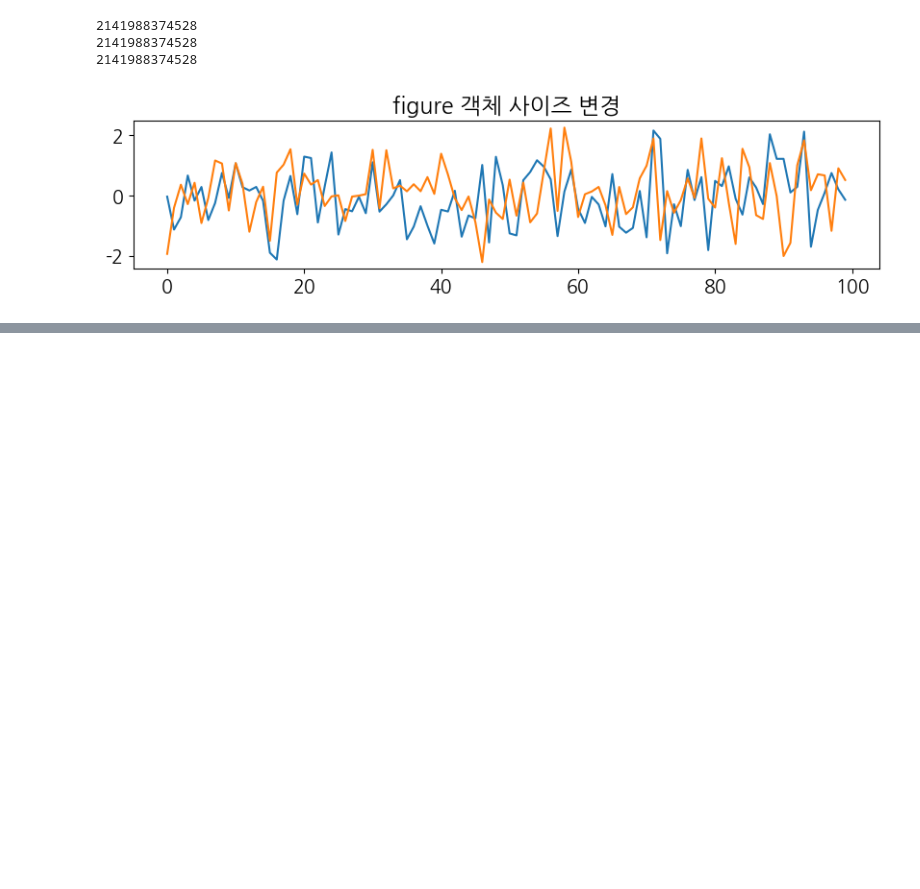
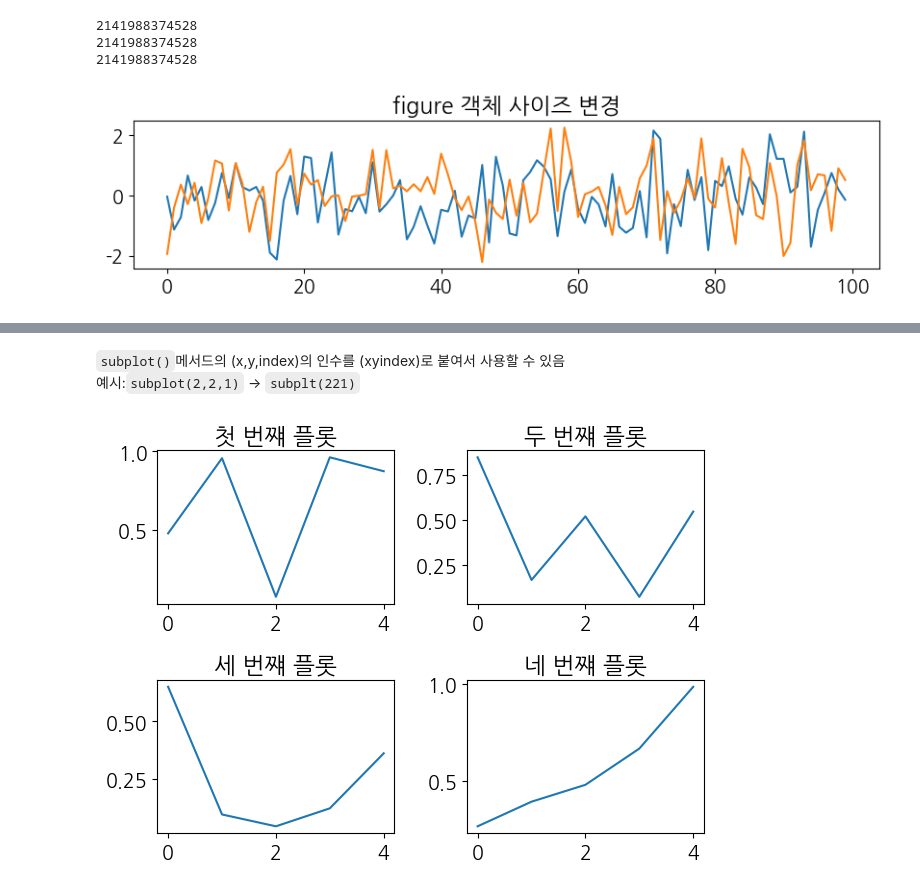
Before and after one commit to rlaekdls1937/python, a Jupyter notebook: matplotlib_visualize_data/a_matplotlib_basic.ipynb, the cells around one changed output, grey strips where cells are left out. Cells and saved outputs as stored; diff of their text form; code cells hidden in the pictures; blank space fills up the shorter version.

```diff
--- a/matplotlib_visualize_data/a_matplotlib_basic.ipynb
+++ b/matplotlib_visualize_data/a_matplotlib_basic.ipynb
@@ -238,0 +261,23 @@ print(id(f3))
+# %% [markdown]
+`subplot()`메서드의 (x,y,index)의 인수를 (xyindex)로 붙여서 사용할 수 있음
+예시:`subplot(2,2,1)` → `subplt(221)`
+# %%
+plt.subplot(221)
+plt.plot(np.random.rand(5))
+plt.title('첫 번쨰 플롯')
+
+plt.subplot(222)
+plt.plot(np.random.rand(5))
+plt.title('두 번쨰 플롯')
+
+plt.subplot(223)
+plt.plot(np.random.rand(5))
+plt.title('세 번쨰 플롯')
+
+plt.subplot(224)
+plt.plot(np.random.rand(5))
+plt.title('네 번쨰 플롯')
+
+plt.tight_layout()
+# %% [output]
+[figure, added]
```
Also changed, not shown: parts of 6 cells of this notebook, 2 other files.
